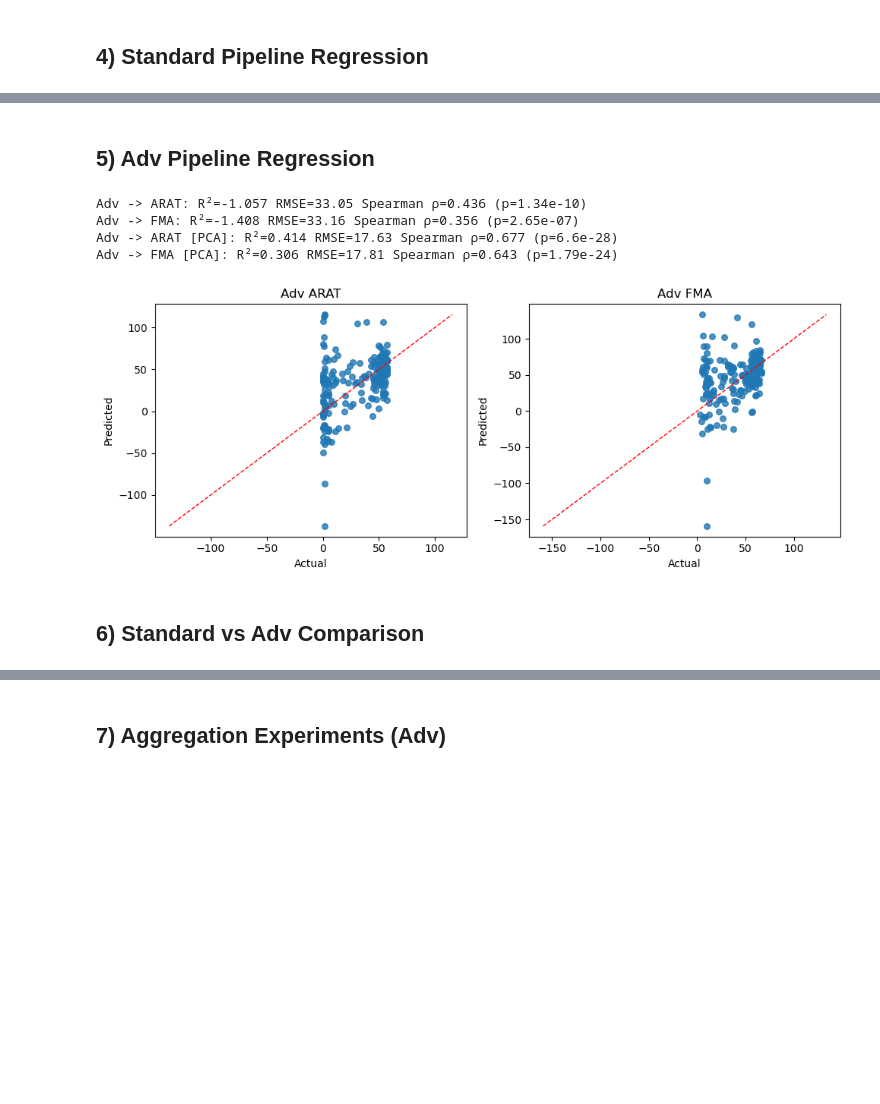
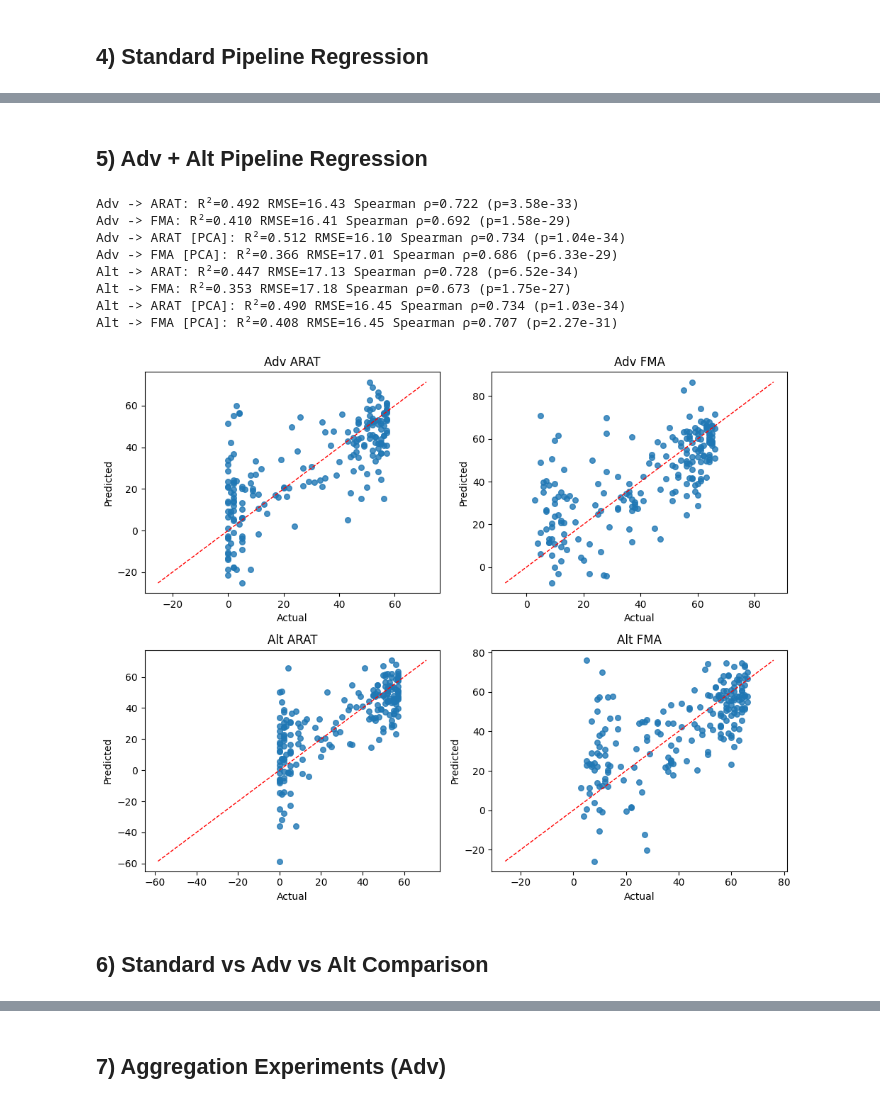
Before and after one commit to vpk-11/690r-project, a Jupyter notebook: biopm_irb_analysis.ipynb, the cells around one changed output, grey strips where cells are left out. Cells and saved outputs as stored; diff of their text form; code cells hidden in the pictures; blank space fills up the shorter version.

Commit message:
Finalize pipeline updates and analysis outputs

```diff
--- a/biopm_irb_analysis.ipynb
+++ b/biopm_irb_analysis.ipynb
@@ -21,7 +19,9 @@ sys.path.insert(0, BIOPM_ROOT)
 
 STD_LEGACY = "features/biopm_features_legacy_schema.npz"
 ADV_LEGACY = "features/biopm_features_legacy_schema_adv.npz"
+ALT_LEGACY = "features/biopm_features_legacy_schema_alt.npz"
 ADV_WIN    = "features/biopm_features_adv.npz"
+ALT_WIN    = "features/biopm_features_alt.npz"
 RESULTS    = "outputs"
 os.makedirs(f"{RESULTS}/figures", exist_ok=True)
 os.makedirs(f"{RESULTS}/metrics", exist_ok=True)
@@ -78,13 +78,15 @@ def load_legacy(path):
 
 def quality(name, X):
     print(f"{name}: shape={X.shape}, NaN={np.isnan(X).sum()}, zero_rows={(np.abs(X)<1e-8).all(axis=1).sum()}")
-    print(f"  acc mean [0:64]  abs={np.abs(X[:,0:64]).mean():.5f}")
+    print(f"  acc mean [0:64]   abs={np.abs(X[:,0:64]).mean():.5f}")
     print(f"  acc std  [64:128] abs={np.abs(X[:,64:128]).mean():.5f}")
     print(f"  grav     [128:]   abs={np.abs(X[:,128:]).mean():.5f}")
 
 std = load_legacy(STD_LEGACY)
 adv = load_legacy(ADV_LEGACY)
+alt = load_legacy(ALT_LEGACY)
 quality('Standard', std['X'])
 quality('Adv', adv['X'])
+quality('Alt', alt['X'])
 # %% [output]
 Standard: shape=(198, 1028), NaN=0, zero_rows=0
@@ -167,28 +173,44 @@ Standard -> FMA [PCA]: R²=0.447 RMSE=15.90 Spearman ρ=0.716 (p=1.78e-32)
 # %% [markdown]
-## 5) Adv Pipeline Regression
+## 5) Adv + Alt Pipeline Regression
 # %%
 res_adv_arat = loso_regression(adv['X'], adv['arat'], adv['pids'], label='Adv -> ARAT')
 res_adv_fma  = loso_regression(adv['X'], adv['fma'],  adv['pids'], label='Adv -> FMA')
 res_adv_arat_pca = loso_regression_pca(adv['X'], adv['arat'], adv['pids'], label='Adv -> ARAT')
 res_adv_fma_pca  = loso_regression_pca(adv['X'], adv['fma'],  adv['pids'], label='Adv -> FMA')
 
-fig,ax=plt.subplots(1,2,figsize=(10,4))
-plot_pred(ax[0],res_adv_arat['y_true'],res_adv_arat['y_pred'],'Adv ARAT')
-plot_pred(ax[1],res_adv_fma['y_true'],res_adv_fma['y_pred'],'Adv FMA')
-plt.tight_layout(); plt.savefig('outputs/figures/regression_adv.png',dpi=150); plt.show()
+res_alt_arat = loso_regression(alt['X'], alt['arat'], alt['pids'], label='Alt -> ARAT')
+res_alt_fma  = loso_regression(alt['X'], alt['fma'],  alt['pids'], label='Alt -> FMA')
+res_alt_arat_pca = loso_regression_pca(alt['X'], alt['arat'], alt['pids'], label='Alt -> ARAT')
+res_alt_fma_pca  = loso_regression_pca(alt['X'], alt['fma'],  alt['pids'], label='Alt -> FMA')
+
+fig,ax=plt.subplots(2,2,figsize=(10,8))
+plot_pred(ax[0,0],res_adv_arat['y_true'],res_adv_arat['y_pred'],'Adv ARAT')
+plot_pred(ax[0,1],res_adv_fma['y_true'],res_adv_fma['y_pred'],'Adv FMA')
+plot_pred(ax[1,0],res_alt_arat['y_true'],res_alt_arat['y_pred'],'Alt ARAT')
+plot_pred(ax[1,1],res_alt_fma['y_true'],res_alt_fma['y_pred'],'Alt FMA')
+plt.tight_layout(); plt.savefig('outputs/figures/regression_adv_alt.png',dpi=150); plt.show()
 
 pd.DataFrame([
     {'target':'ARAT','pipeline':'Adv','r2':res_adv_arat['r2'],'rmse':res_adv_arat['rmse'],'spearman_r':res_adv_arat['spearman_r']},
     {'target':'FMA','pipeline':'Adv','r2':res_adv_fma['r2'],'rmse':res_adv_fma['rmse'],'spearman_r':res_adv_fma['spearman_r']},
 ]).to_csv('outputs/metrics/regression_adv.csv',index=False)
+
+pd.DataFrame([
+    {'target':'ARAT','pipeline':'Alt','r2':res_alt_arat['r2'],'rmse':res_alt_arat['rmse'],'spearman_r':res_alt_arat['spearman_r']},
+    {'target':'FMA','pipeline':'Alt','r2':res_alt_fma['r2'],'rmse':res_alt_fma['rmse'],'spearman_r':res_alt_fma['spearman_r']},
+]).to_csv('outputs/metrics/regression_alt.csv',index=False)
 # %% [output]
-Adv -> ARAT: R²=-1.057 RMSE=33.05 Spearman ρ=0.436 (p=1.34e-10)
-Adv -> FMA: R²=-1.408 RMSE=33.16 Spearman ρ=0.356 (p=2.65e-07)
-Adv -> ARAT [PCA]: R²=0.414 RMSE=17.63 Spearman ρ=0.677 (p=6.6e-28)
-Adv -> FMA [PCA]: R²=0.306 RMSE=17.81 Spearman ρ=0.643 (p=1.79e-24)
+Adv -> ARAT: R²=0.492 RMSE=16.43 Spearman ρ=0.722 (p=3.58e-33)
+Adv -> FMA: R²=0.410 RMSE=16.41 Spearman ρ=0.692 (p=1.58e-29)
+Adv -> ARAT [PCA]: R²=0.512 RMSE=16.10 Spearman ρ=0.734 (p=1.04e-34)
+Adv -> FMA [PCA]: R²=0.366 RMSE=17.01 Spearman ρ=0.686 (p=6.33e-29)
+Alt -> ARAT: R²=0.447 RMSE=17.13 Spearman ρ=0.728 (p=6.52e-34)
+Alt -> FMA: R²=0.353 RMSE=17.18 Spearman ρ=0.673 (p=1.75e-27)
+Alt -> ARAT [PCA]: R²=0.490 RMSE=16.45 Spearman ρ=0.734 (p=1.03e-34)
+Alt -> FMA [PCA]: R²=0.408 RMSE=16.45 Spearman ρ=0.707 (p=2.27e-31)
-[figure, old version]
+[figure, new version]
 # %% [markdown]
-## 6) Standard vs Adv Comparison
+## 6) Standard vs Adv vs Alt Comparison
 # %%
 comp = pd.DataFrame([
     {'target':'ARAT','pipeline':'Standard','r2':res_std_arat['r2'],'rmse':res_std_arat['rmse'],'spearman_r':res_std_arat['spearman_r']},
```
Also changed, not shown: parts of 11 cells of this notebook, 26 other files.
